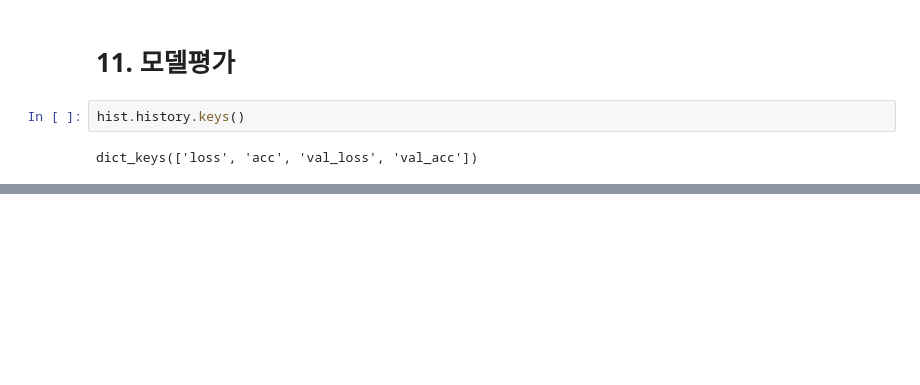
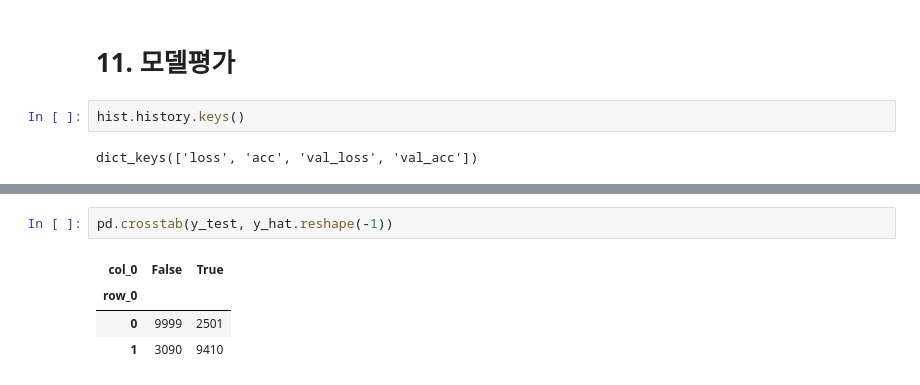
Before and after one commit to jslee912/ai, a Jupyter notebook: source/07_자연어처리/ch5_LSTM(영화평감상분석).ipynb, the cells around one changed output, grey strips where cells are left out. Cells and saved outputs as stored; diff of their text form; blank space fills up the shorter version.

```diff
--- a/source/07_자연어처리/ch5_LSTM(영화평감상분석).ipynb
+++ b/source/07_자연어처리/ch5_LSTM(영화평감상분석).ipynb
@@ -295,0 +353,7 @@ test의 데이터 정확도 : 0.7505199909210205
+# %%
+pd.crosstab(y_test, y_hat.reshape(-1))
+# %% [output]
+| col_0 | False | True |
+| row_0 |  |  |
+| 0 | 9999 | 2501 |
+| 1 | 3090 | 9410 |
```
Also changed, not shown: parts of 32 cells of this notebook, 5 other files.
